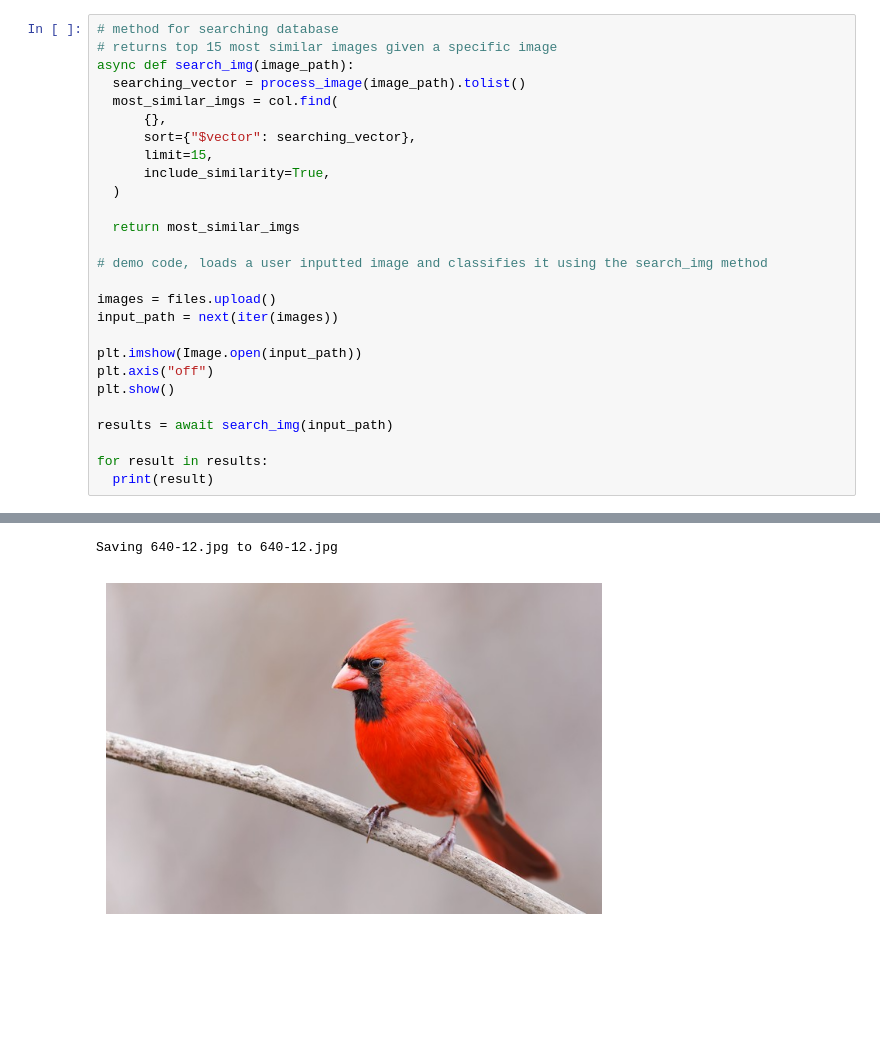
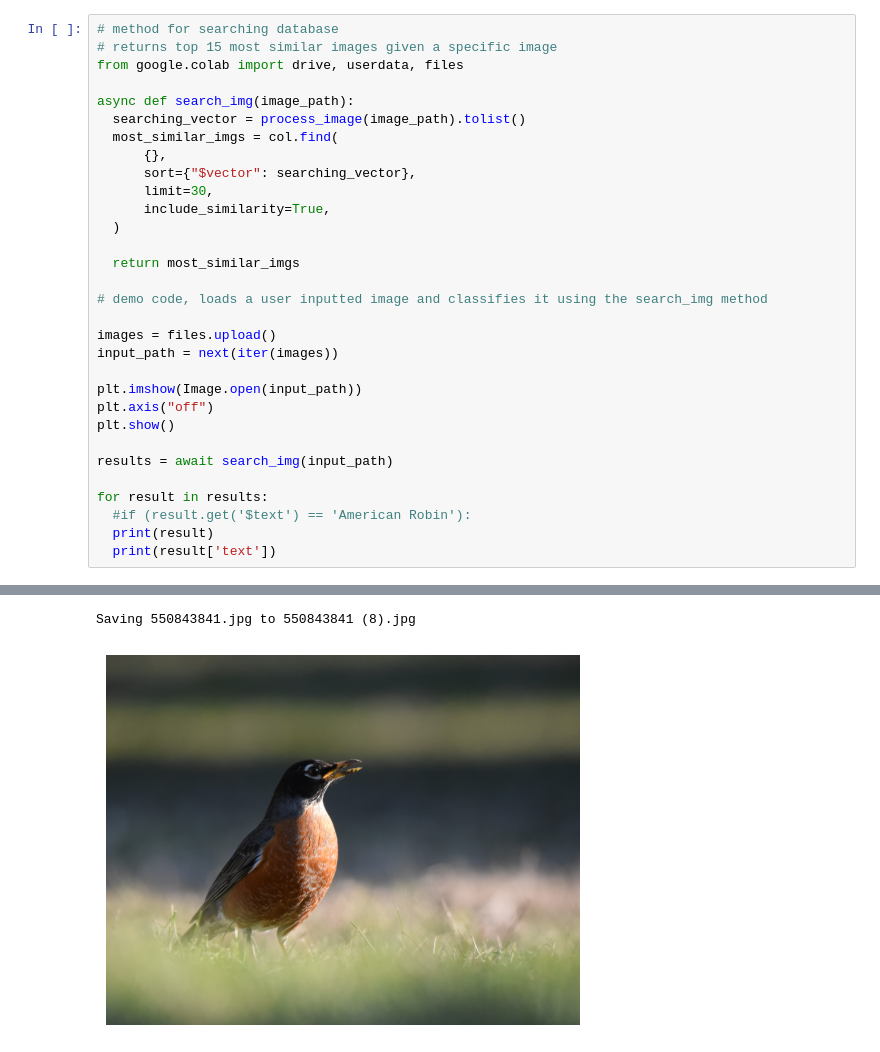
Before and after one commit to Sungrebe/Smart-Bird-Feeder, a Jupyter notebook: cc_backyard_bird_classifier.ipynb, the cells around one changed output, grey strips where cells are left out. Saved outputs shown, nothing was run; the diff lists cells and outputs as text; blank space fills up the shorter version.

```diff
--- a/cc_backyard_bird_classifier.ipynb
+++ b/cc_backyard_bird_classifier.ipynb
@@ -95,31 +218,35 @@ for species_name, species_folders in species.items():
 # %%
 # method for searching database
 # returns top 15 most similar images given a specific image
+from google.colab import drive, userdata, files
+
 async def search_img(image_path):
   searching_vector = process_image(image_path).tolist()
   most_similar_imgs = col.find(
       {},
       sort={"$vector": searching_vector},
-      limit=15,
+      limit=30,
       include_similarity=True,
   )
 
   return most_similar_imgs
 
 # demo code, loads a user inputted image and classifies it using the search_img method
 
 images = files.upload()
 input_path = next(iter(images))
 
 plt.imshow(Image.open(input_path))
 plt.axis("off")
 plt.show()
 
 results = await search_img(input_path)
 
 for result in results:
+  #if (result.get('$text') == 'American Robin'):
   print(result)
+  print(result['text'])
 # %% [output]
 [interactive output not drawn]
-Saving 640-12.jpg to 640-12.jpg
+Saving 550843841.jpg to 550843841 (8).jpg
-[figure, old version]
+[figure, new version]
```
Also changed, not shown: parts of 5 cells of this notebook.
